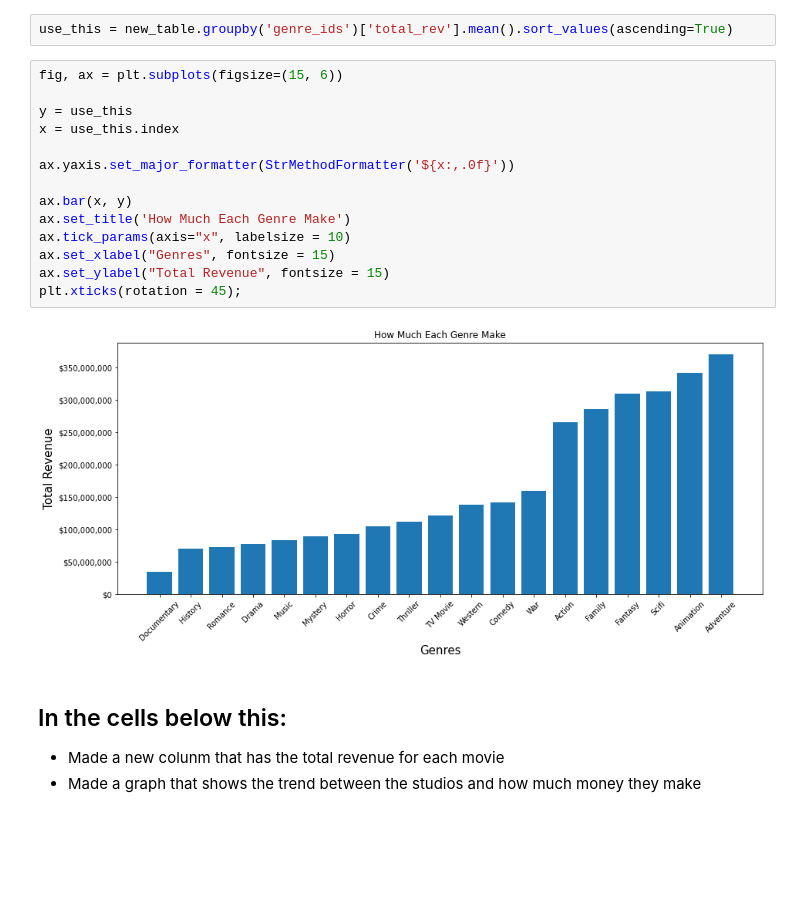
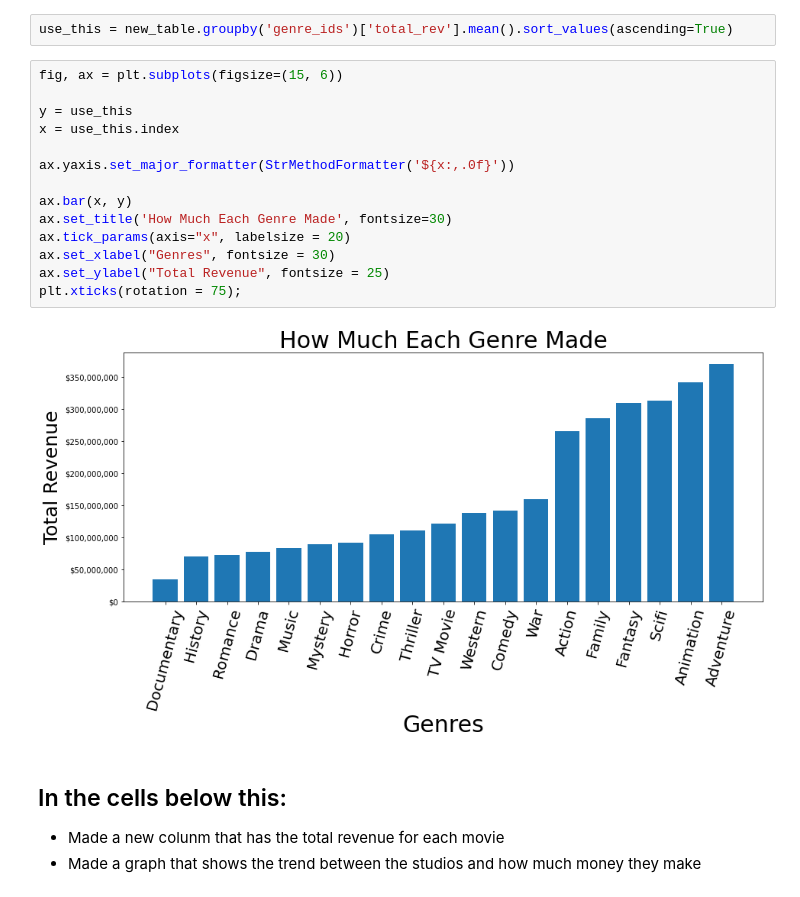
Before and after one commit to KingKoderRew/Movie-Data, a Jupyter notebook: Notebooks/Rew.ipynb, the cells around one changed output. Saved outputs shown, nothing was run; the diff lists cells and outputs as text; blank space fills up the shorter version.

```diff
--- a/Notebooks/Rew.ipynb
+++ b/Notebooks/Rew.ipynb
@@ -274,19 +278,19 @@ use_this = new_table.groupby('genre_ids')['total_rev'].mean().sort_values(ascend
 # %%
 fig, ax = plt.subplots(figsize=(15, 6))
 
 y = use_this
 x = use_this.index
 
 ax.yaxis.set_major_formatter(StrMethodFormatter('${x:,.0f}'))
 
 ax.bar(x, y)
-ax.set_title('How Much Each Genre Make')
-ax.tick_params(axis="x", labelsize = 10)
-ax.set_xlabel("Genres", fontsize = 15)
-ax.set_ylabel("Total Revenue", fontsize = 15)
-plt.xticks(rotation = 45);
+ax.set_title('How Much Each Genre Made', fontsize=30)
+ax.tick_params(axis="x", labelsize = 20)
+ax.set_xlabel("Genres", fontsize = 30)
+ax.set_ylabel("Total Revenue", fontsize = 25)
+plt.xticks(rotation = 75);
 # %% [output]
-[figure, old version]
+[figure, new version]
 # %% [markdown]
 ## In the cells below this:
 - Made a new colunm that has the total revenue for each movie
```
Also changed, not shown: parts of 50 cells of this notebook.
